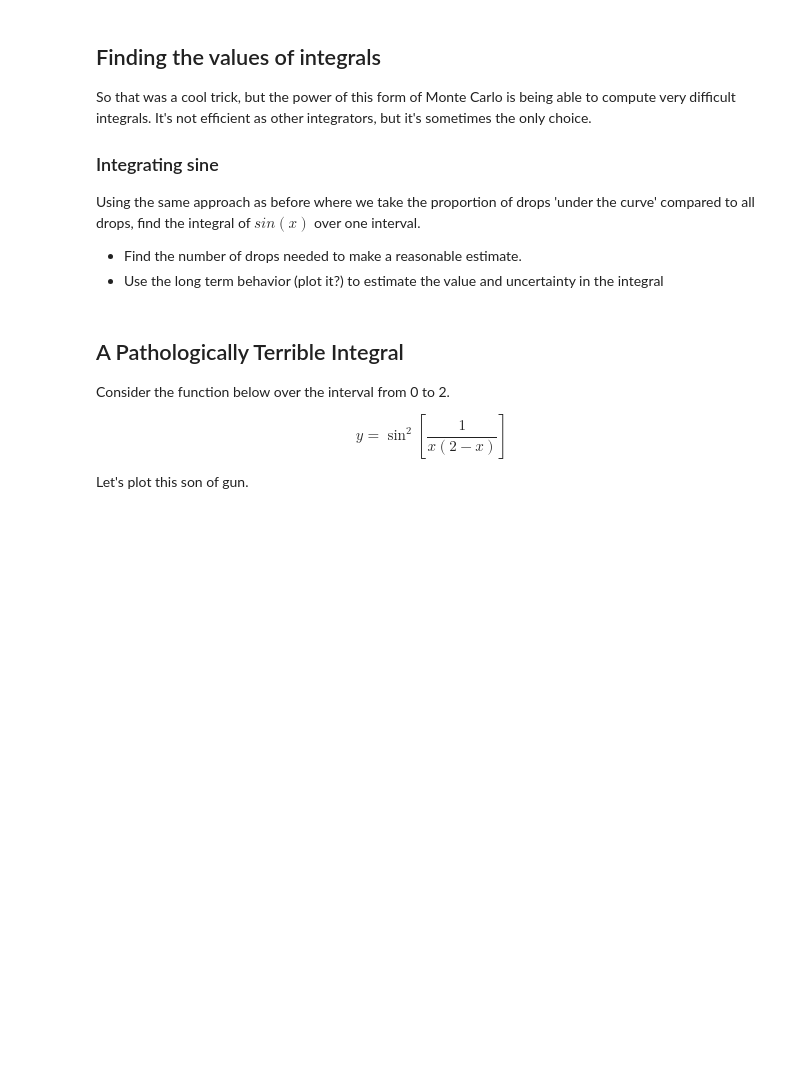
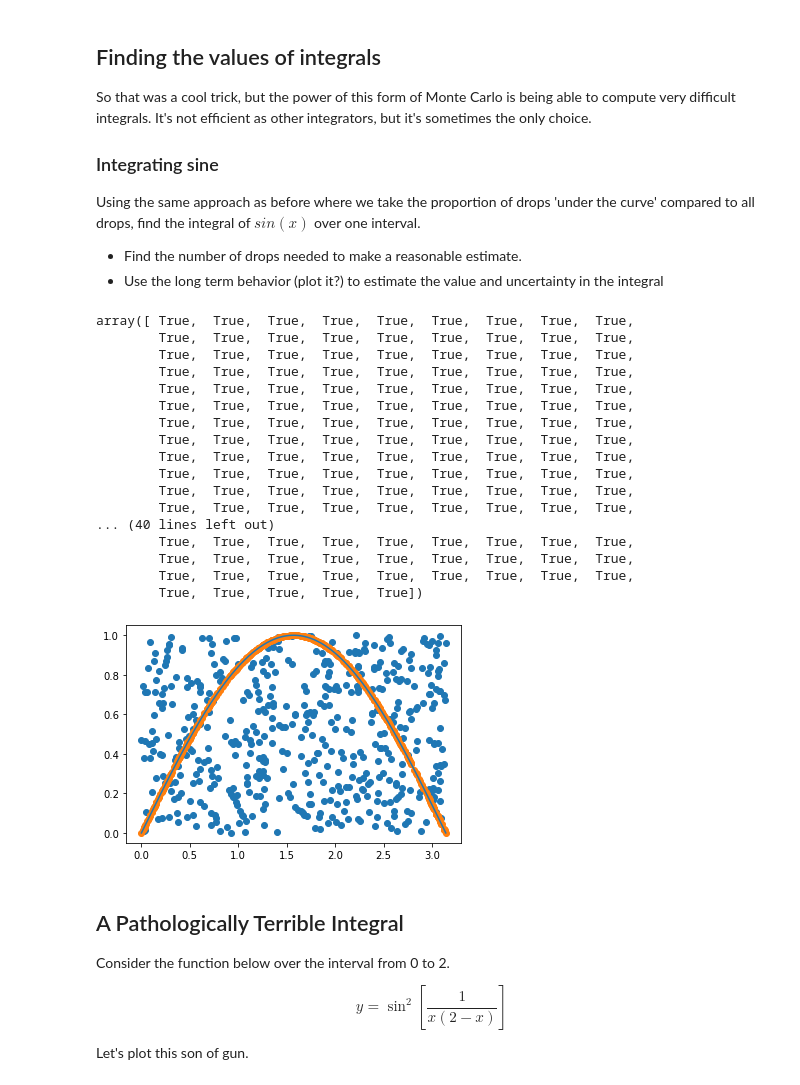
Before and after one commit to dannycab/phy415msu, a Jupyter notebook: MMIPbook/content/4_randomness/activity_mc_integration_SOL.ipynb, the cells around one changed output. Drawn from its saved outputs; the diff is of its cells as text; code cells hidden in the pictures; blank space fills up the shorter version.

```diff
--- a/MMIPbook/content/4_randomness/activity_mc_integration_SOL.ipynb
+++ b/MMIPbook/content/4_randomness/activity_mc_integration_SOL.ipynb
@@ -142,3 +140,48 @@ Using the same approach as before where we take the proportion of drops 'under t
+# %%
+## your code here
+
+x=np.arange(0.0001, np.pi, 0.0001)
+y = np.sin(x)
+
+plt.plot(x,y)
+
+ndrops = 500
+
+drops = np.zeros([ndrops,2])
+
+for i in range(ndrops):
+
+    xrand = random.random()*np.pi
+    yrand = random.random()
+
+    drops[i] = xrand,yrand
+
+plt.scatter(drops[:,0],drops[:,1])
+
+ytest = np.sin(drops[:,0])
+plt.scatter(drops[:,0],ytest, c='C1')
+
+below_test = drops[:,1] < ytest
+above_zero = drops[:,1] > 0
+# %% [output]
+array([ True,  True,  True,  True,  True,  True,  True,  True,  True,
+        True,  True,  True,  True,  True,  True,  True,  True,  True,
+        True,  True,  True,  True,  True,  True,  True,  True,  True,
+        True,  True,  True,  True,  True,  True,  True,  True,  True,
+        True,  True,  True,  True,  True,  True,  True,  True,  True,
+        True,  True,  True,  True,  True,  True,  True,  True,  True,
+        True,  True,  True,  True,  True,  True,  True,  True,  True,
+        True,  True,  True,  True,  True,  True,  True,  True,  True,
+        True,  True,  True,  True,  True,  True,  True,  True,  True,
+        True,  True,  True,  True,  True,  True,  True,  True,  True,
+        True,  True,  True,  True,  True,  True,  True,  True,  True,
+        True,  True,  True,  True,  True,  True,  True,  True,  True,
+... (40 lines left out)
+        True,  True,  True,  True,  True,  True,  True,  True,  True,
+        True,  True,  True,  True,  True,  True,  True,  True,  True,
+        True,  True,  True,  True,  True,  True,  True,  True,  True,
+        True,  True,  True,  True,  True])
+[figure, added]
 # %% [markdown]
 ## A Pathologically Terrible Integral
 
```
Also changed, not shown: parts of 5 cells of this notebook.
